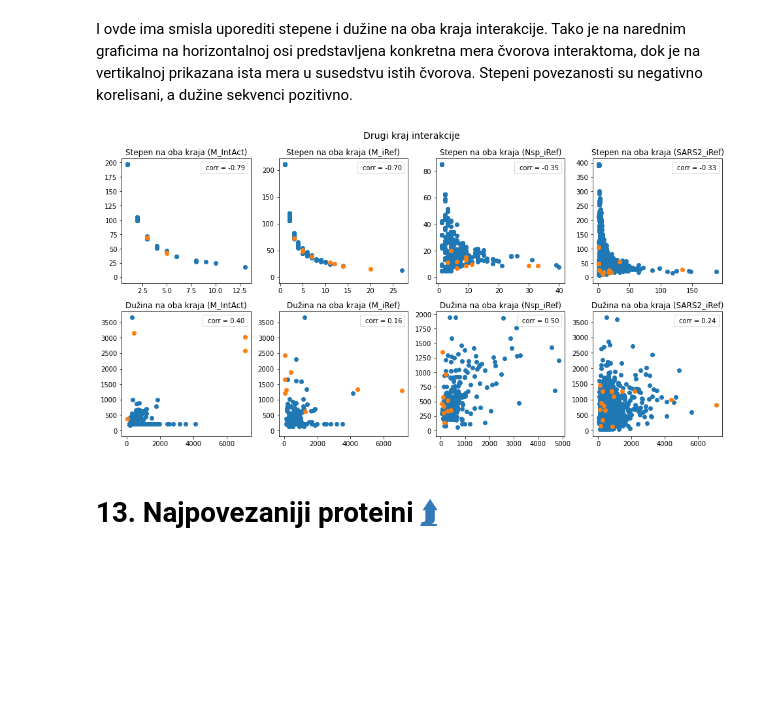
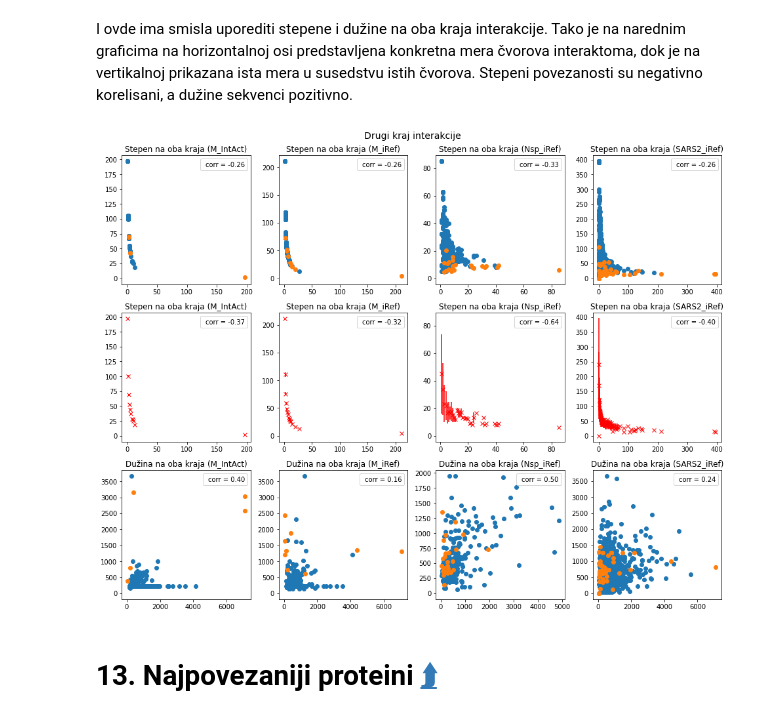
Before and after one commit to matfija/Neuredjenost-u-interaktomu, a Jupyter notebook: sveska/IDP_u_PPI.ipynb, the cells around one changed output. Saved outputs shown, nothing was run; the diff lists cells and outputs as text; code cells hidden in the pictures; blank space fills up the shorter version.

```diff
--- a/sveska/IDP_u_PPI.ipynb
+++ b/sveska/IDP_u_PPI.ipynb
@@ -1748,40 +1799,48 @@ I ovde ima smisla uporediti stepene i dužine na oba kraja interakcije. Tako je
 # Poređenje prema drugom kraju interakcije
 def poredi(interakt, ime, axs):
     # Inicijalno prazne liste koordinata
     X, Y, Z = [[], []], [[], []], []
 
     # Mapiranje identifikatora u objekat
     mapa = {prot.id: prot for prot in interakt.prots}
 
     # Prolazak kroz sve proteine
     for prot in interakt.prots:
         # Novi podaci o drugom kraju interakcije
         prot.sus_stepen = srednja([mapa[p].susedi for p in prot.interakt])
         prot.sus_duzina = srednja([mapa[p].duzina for p in prot.interakt])
 
-        # Preskakanje polaznih
-        if prot.id in interakt.ids:
-            continue
-
         # Novi podatak o poreklu proteina
         Z.append(prot.ljudski)
 
         # Stepen na oba kraja interakcije
         X[0].append(prot.susedi)
         Y[0].append(prot.sus_stepen)
 
         # Dužina na oba kraja interakcije
         X[1].append(prot.duzina)
         Y[1].append(prot.sus_duzina)
 
     # Crtanje mera prema drugom kraju interakcije
     plotuj(X[0], Y[0], Z, axs[0], f'Stepen na oba kraja ({ime})')
-    plotuj(X[1], Y[1], Z, axs[1], f'Dužina na oba kraja ({ime})')
+    plotuj(X[1], Y[1], Z, axs[2], f'Dužina na oba kraja ({ime})')
+
+    # Dohvatanje globalne promenljive
+    global stat
+
+    # Postavljanje indikatora statistika
+    stat = True
+
+    # Crtanje mera prema drugom kraju interakcije
+    plotuj(X[0], Y[0], Z, axs[1], f'Stepen na oba kraja ({ime})')
+
+    # Poništavanje indikatora statistika
+    stat = False
 
 # Poređenje prema drugom kraju interakcije
-crtaj(poredi, 2, 'Drugi kraj interakcije', y=False)
+crtaj(poredi, 3, 'Drugi kraj interakcije', y=False)
 # %% [output]
-[figure, old version]
+[figure, new version]
 # %% [markdown]
 # 13. Najpovezaniji proteini [⮭]<a id="par:habovi"></a>
 
```
Also changed, not shown: parts of 7 cells of this notebook, 2 other files.
